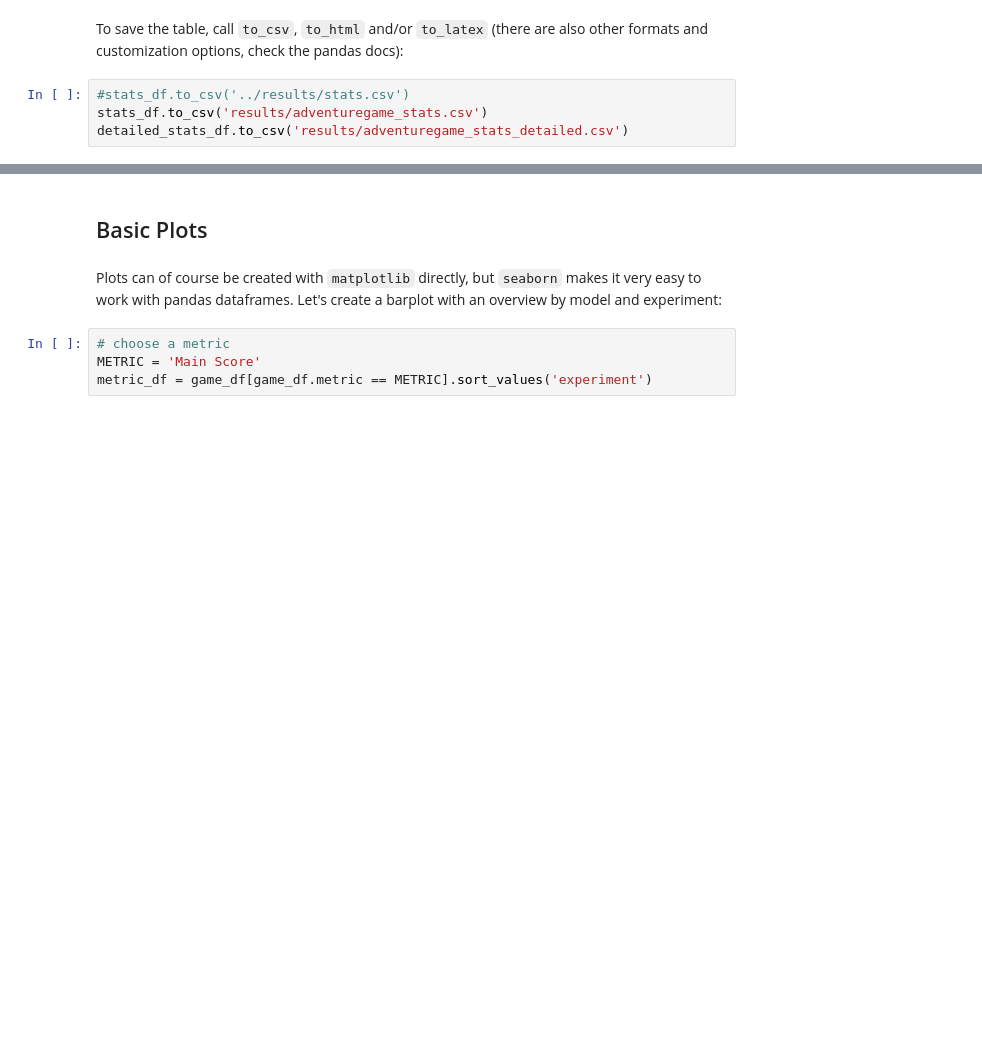
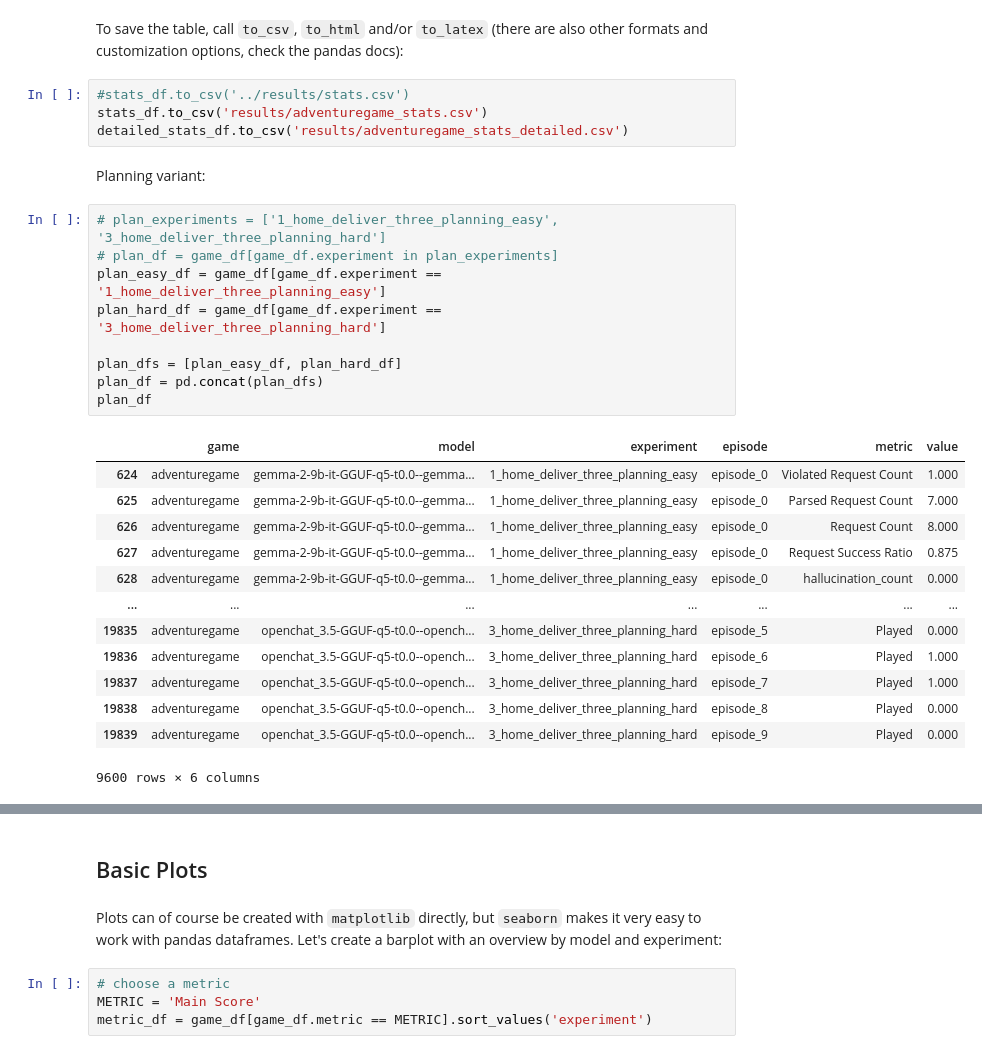
Before and after one commit to Gnurro/clemcore, a Jupyter notebook: adventuregame_eval.ipynb, the cells around one changed output, grey strips where cells are left out. Cells and saved outputs as stored; diff of their text form; blank space fills up the shorter version.

```diff
--- a/adventuregame_eval.ipynb
+++ b/adventuregame_eval.ipynb
@@ -120,3 +113,28 @@
 #stats_df.to_csv('../results/stats.csv')
 stats_df.to_csv('results/adventuregame_stats.csv')
 detailed_stats_df.to_csv('results/adventuregame_stats_detailed.csv')
+# %% [markdown]
+Planning variant:
+# %%
+# plan_experiments = ['1_home_deliver_three_planning_easy', '3_home_deliver_three_planning_hard']
+# plan_df = game_df[game_df.experiment in plan_experiments]
+plan_easy_df = game_df[game_df.experiment == '1_home_deliver_three_planning_easy']
+plan_hard_df = game_df[game_df.experiment == '3_home_deliver_three_planning_hard']
+
+plan_dfs = [plan_easy_df, plan_hard_df]
+plan_df = pd.concat(plan_dfs)
+plan_df
+# %% [output]
+|  | game | model | experiment | episode | metric | value |
+| 624 | adventuregame | gemma-2-9b-it-GGUF-q5-t0.0--gemma... | 1_home_deliver_three_planning_easy | episode_0 | Violated Request Count | 1.000 |
+| 625 | adventuregame | gemma-2-9b-it-GGUF-q5-t0.0--gemma... | 1_home_deliver_three_planning_easy | episode_0 | Parsed Request Count | 7.000 |
+| 626 | adventuregame | gemma-2-9b-it-GGUF-q5-t0.0--gemma... | 1_home_deliver_three_planning_easy | episode_0 | Request Count | 8.000 |
+| 627 | adventuregame | gemma-2-9b-it-GGUF-q5-t0.0--gemma... | 1_home_deliver_three_planning_easy | episode_0 | Request Success Ratio | 0.875 |
+| 628 | adventuregame | gemma-2-9b-it-GGUF-q5-t0.0--gemma... | 1_home_deliver_three_planning_easy | episode_0 | hallucination_count | 0.000 |
+| ... | ... | ... | ... | ... | ... | ... |
+| 19835 | adventuregame | openchat_3.5-GGUF-q5-t0.0--opench... | 3_home_deliver_three_planning_hard | episode_5 | Played | 0.000 |
+| 19836 | adventuregame | openchat_3.5-GGUF-q5-t0.0--opench... | 3_home_deliver_three_planning_hard | episode_6 | Played | 1.000 |
+| 19837 | adventuregame | openchat_3.5-GGUF-q5-t0.0--opench... | 3_home_deliver_three_planning_hard | episode_7 | Played | 1.000 |
+| 19838 | adventuregame | openchat_3.5-GGUF-q5-t0.0--opench... | 3_home_deliver_three_planning_hard | episode_8 | Played | 0.000 |
+| 19839 | adventuregame | openchat_3.5-GGUF-q5-t0.0--opench... | 3_home_deliver_three_planning_hard | episode_9 | Played | 0.000 |
+9600 rows × 6 columns
```
Also changed, not shown: parts of 21 cells of this notebook, 1 other file.
